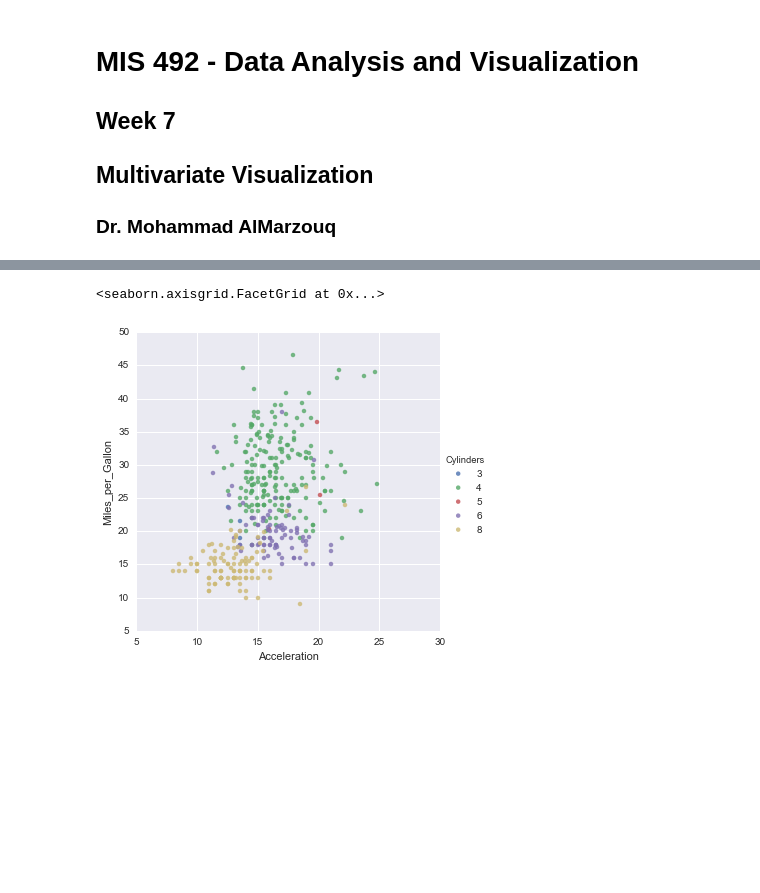
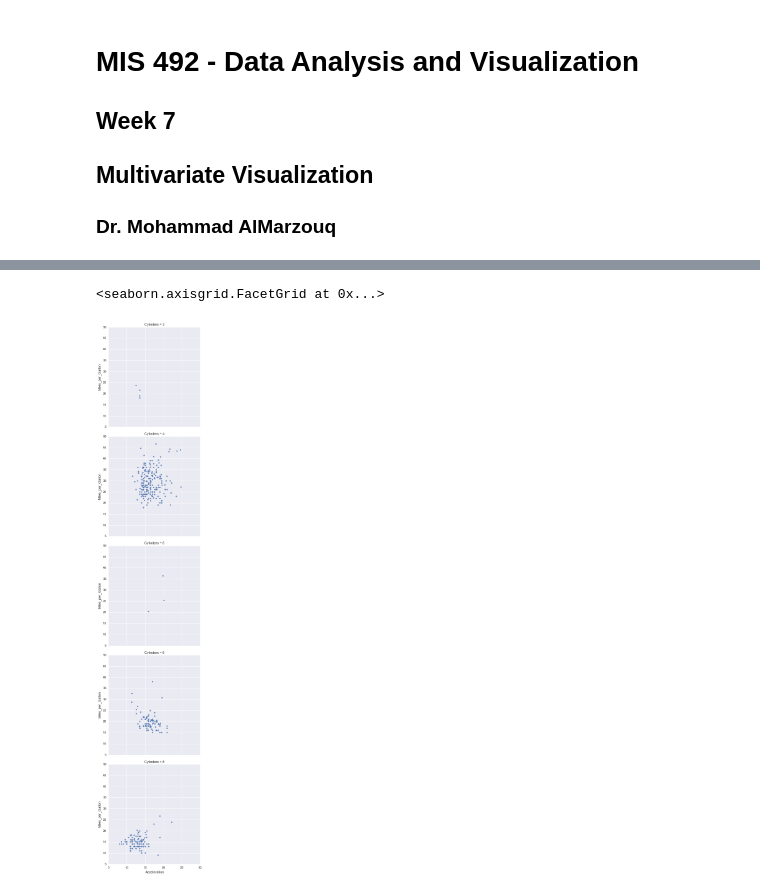
Before and after one commit to malmarz/pandas, a Jupyter notebook: spring2018/week7.ipynb, the cells around one changed output, grey strips where cells are left out. Saved outputs shown, nothing was run; the diff lists cells and outputs as text; code cells hidden in the pictures; blank space fills up the shorter version.

```diff
--- a/spring2018/week7.ipynb
+++ b/spring2018/week7.ipynb
@@ -28,5 +108,6 @@ cars_df = pd.read_json("https://github.com/vega/vega-datasets/raw/gh-pages/data/
 # %%
-sns.lmplot(x='Acceleration', y='Miles_per_Gallon', hue='Cylinders',data=cars_df, fit_reg=False)
+# now row
+sns.lmplot(x='Acceleration', y='Miles_per_Gallon', row='Cylinders',data=cars_df, fit_reg=False)
 # %% [output]
 <seaborn.axisgrid.FacetGrid at 0x...>
-[figure, old version]
+[figure, new version]
```
Also changed, not shown: parts of 30 cells of this notebook, 10 other files.
